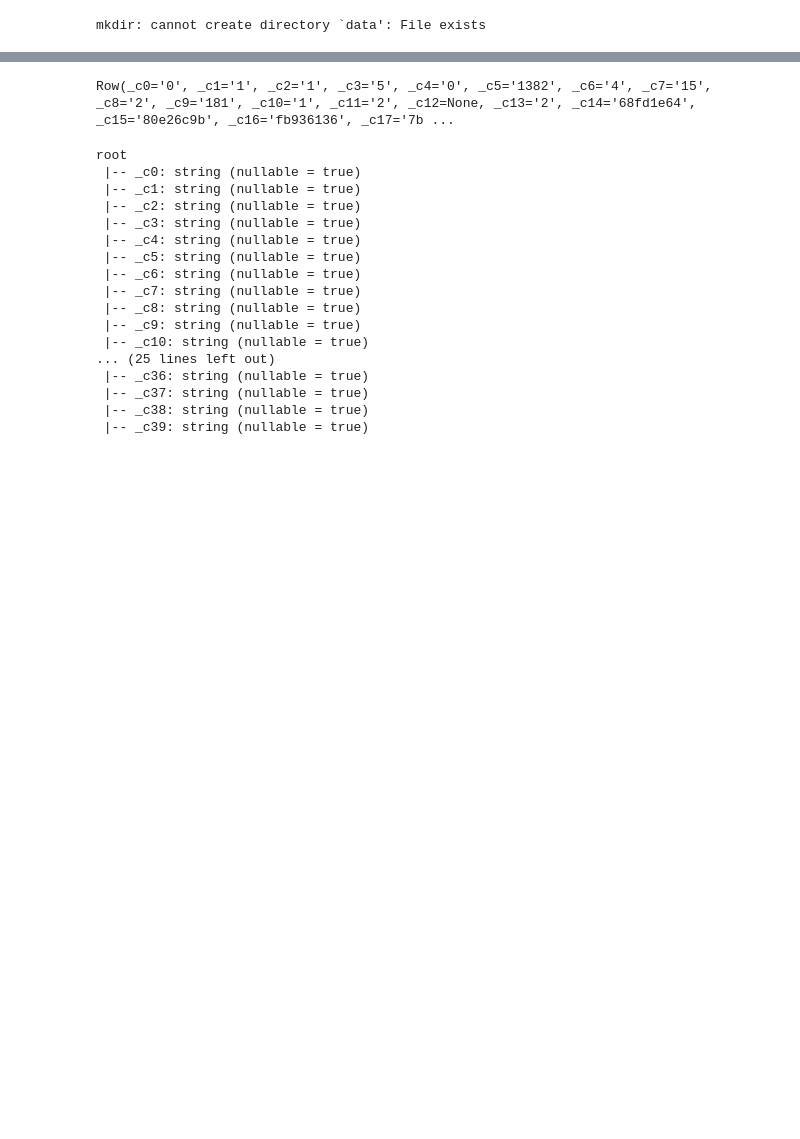
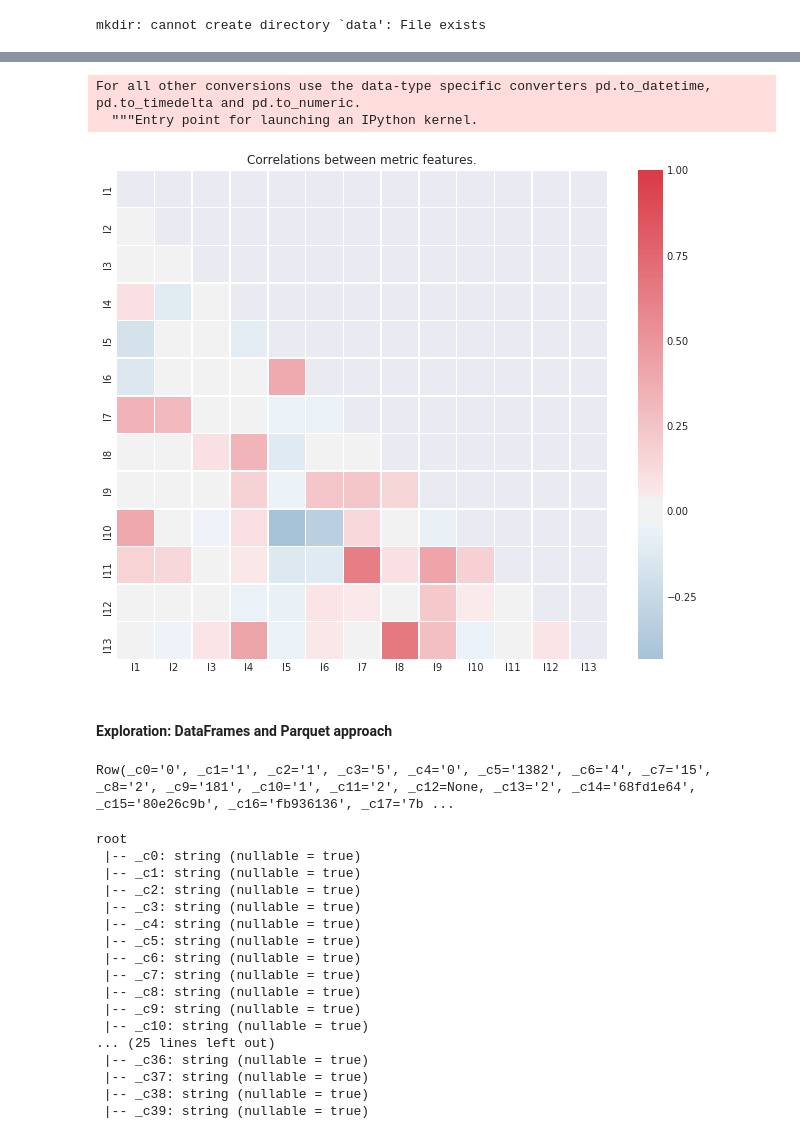
Before and after one commit to vsv111/w261_final_project, a Jupyter notebook: 261_finalproj_v1.ipynb, the cells around one changed output, grey strips where cells are left out. Saved outputs shown, nothing was run; the diff lists cells and outputs as text; code cells hidden in the pictures; blank space fills up the shorter version.

```diff
--- a/261_finalproj_v1.ipynb
+++ b/261_finalproj_v1.ipynb
@@ -115,0 +237,15 @@ data = sqlContext.read.option("delimiter", "\t").csv("/media/notebooks/Assignmen
+# %%
+corr = pDF[FIELDS[1:14]].convert_objects(convert_numeric=True).corr()
+fig, ax = plt.subplots(figsize=(11, 9))
+mask = np.zeros_like(corr, dtype=np.bool)
+mask[np.triu_indices_from(mask)] = True
+cmap = sns.diverging_palette(240, 10, as_cmap=True)
+sns.heatmap(corr, mask=mask, cmap=cmap, center=0, linewidths=.5)
+plt.title("Correlations between metric features.")
+plt.show()
+# %% [output]
+For all other conversions use the data-type specific converters pd.to_datetime, pd.to_timedelta and pd.to_numeric.
+  """Entry point for launching an IPython kernel.
+[figure, added]
+# %% [markdown]
+#### Exploration: DataFrames and Parquet approach
```
Also changed, not shown: parts of 51 cells of this notebook.
